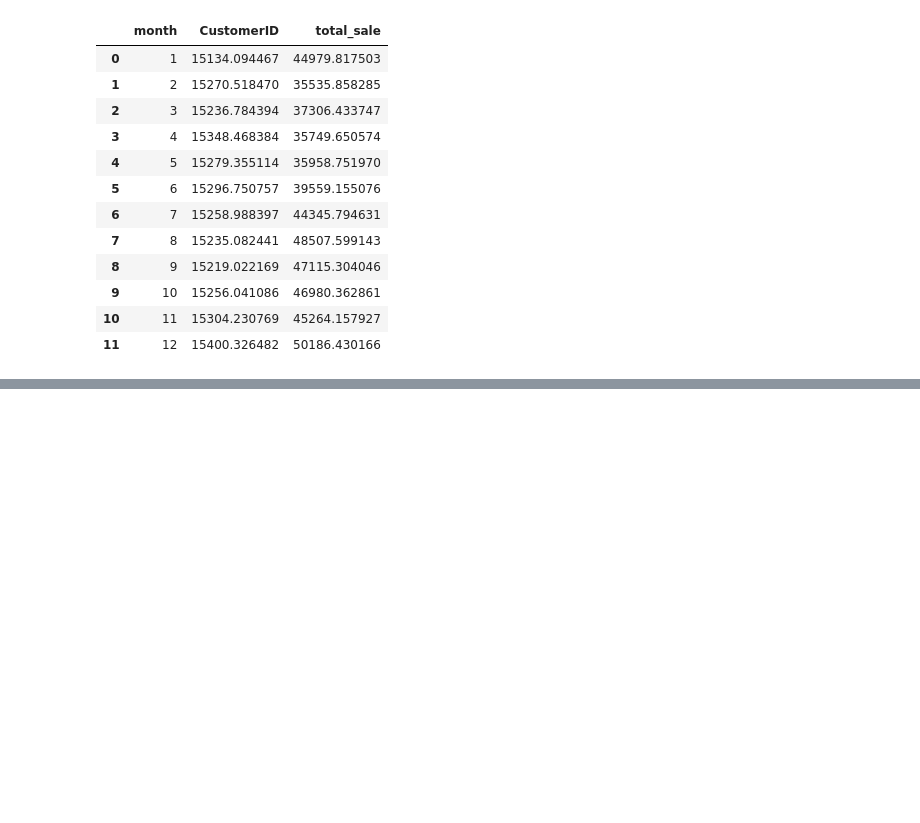
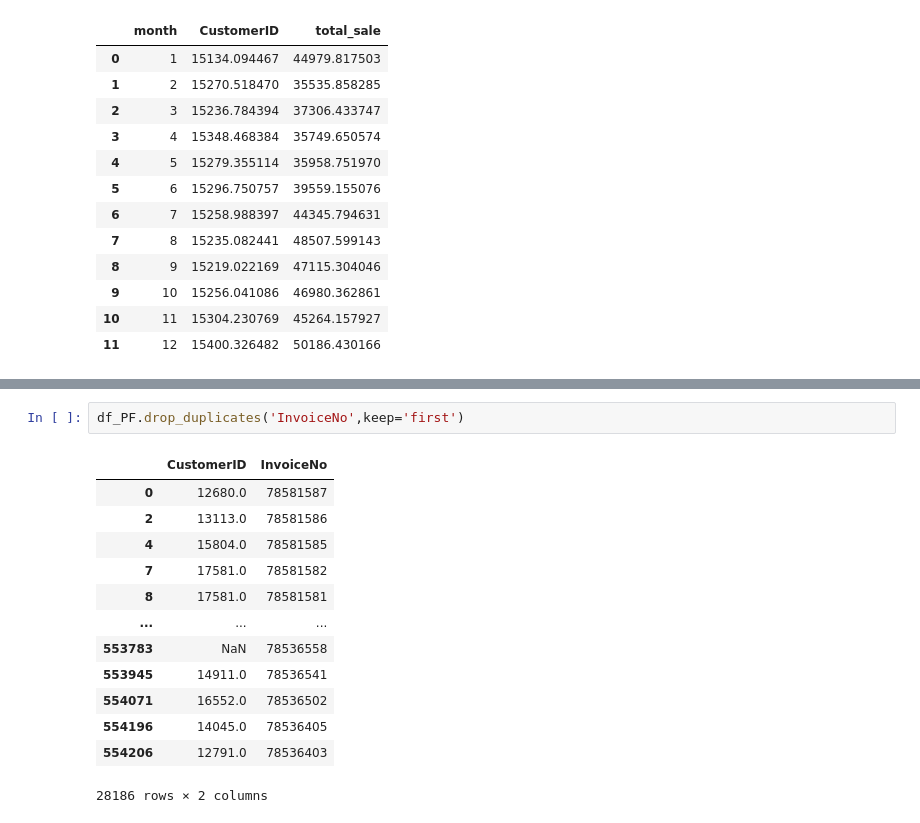
Before and after one commit to selinbulbul/ecommerce-scrape, a Jupyter notebook: New folder/tasks.ipynb, the cells around one changed output, grey strips where cells are left out. Cells and saved outputs as stored; diff of their text form; blank space fills up the shorter version.

```diff
--- a/New folder/tasks.ipynb
+++ b/New folder/tasks.ipynb
@@ -1189,0 +1234,16 @@ sb.barplot(x = "month", y="total_sale", data = df13 )
+# %%
+df_PF.drop_duplicates('InvoiceNo',keep='first')
+# %% [output]
+|  | CustomerID | InvoiceNo |
+| 0 | 12680.0 | 78581587 |
+| 2 | 13113.0 | 78581586 |
+| 4 | 15804.0 | 78581585 |
+| 7 | 17581.0 | 78581582 |
+| 8 | 17581.0 | 78581581 |
+| ... | ... | ... |
+| 553783 | NaN | 78536558 |
+| 553945 | 14911.0 | 78536541 |
+| 554071 | 16552.0 | 78536502 |
+| 554196 | 14045.0 | 78536405 |
+| 554206 | 12791.0 | 78536403 |
+28186 rows × 2 columns
```
Also changed, not shown: parts of 35 cells of this notebook.
